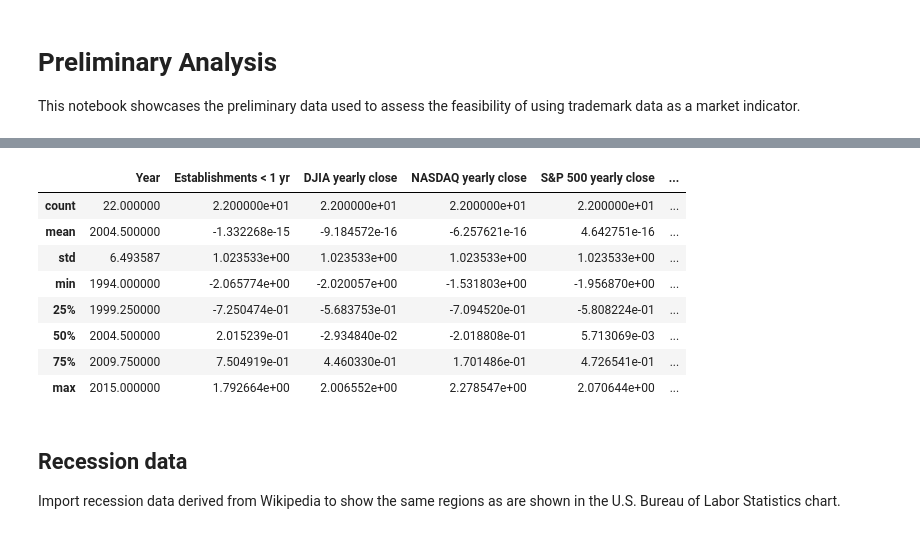
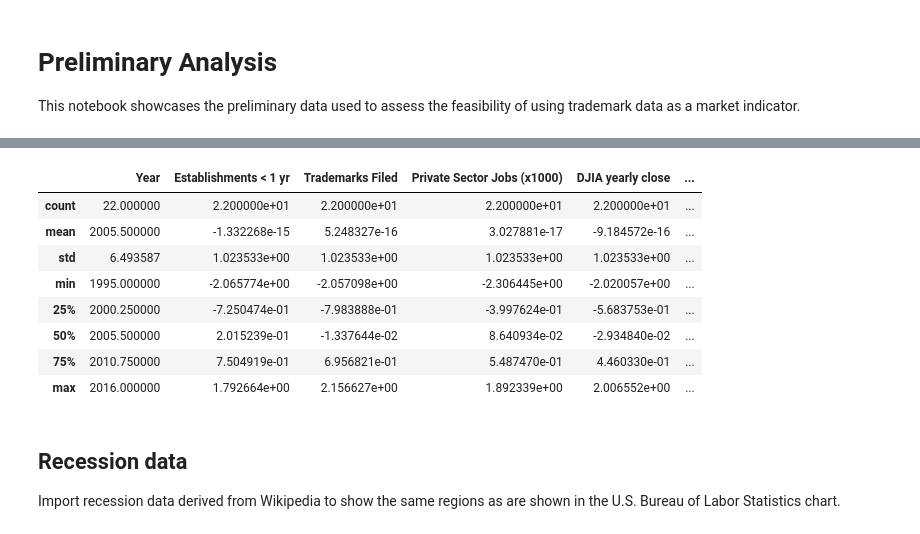
Before and after one commit to Jvinniec/trademarks_and_industry, a Jupyter notebook: notebooks/jobs_and_stocks.ipynb, the cells around one changed output, grey strips where cells are left out. Saved outputs shown, nothing was run; the diff lists cells and outputs as text; code cells hidden in the pictures.

```diff
--- a/notebooks/jobs_and_stocks.ipynb
+++ b/notebooks/jobs_and_stocks.ipynb
@@ -56,29 +66,29 @@ g.savefig('../images/measure_correlations.png')
 # %%
 # Scale the data
 data_scaled = pd.DataFrame()
-data_scaled['Year'] = data['Year']
+data_scaled['Year'] = data['Year']+1
 
 # Import a data scaler object
 from sklearn import preprocessing
 scaler = preprocessing.StandardScaler()
 
 for col in data.columns:
     # Scale this column
     if col != 'Year':
         col_data = data[col].values
         data_scaled[col] = scaler.fit_transform(col_data.reshape(-1,1))
 
 data_scaled.describe()
 # %% [output]
-|  | Year | Establishments < 1 yr | DJIA yearly close | NASDAQ yearly close | S&P 500 yearly close | ... |
+|  | Year | Establishments < 1 yr | Trademarks Filed | Private Sector Jobs (x1000) | DJIA yearly close | ... |
 | count | 22.000000 | 2.200000e+01 | 2.200000e+01 | 2.200000e+01 | 2.200000e+01 | ... |
-| mean | 2004.500000 | -1.332268e-15 | -9.184572e-16 | -6.257621e-16 | 4.642751e-16 | ... |
+| mean | 2005.500000 | -1.332268e-15 | 5.248327e-16 | 3.027881e-17 | -9.184572e-16 | ... |
 | std | 6.493587 | 1.023533e+00 | 1.023533e+00 | 1.023533e+00 | 1.023533e+00 | ... |
-| min | 1994.000000 | -2.065774e+00 | -2.020057e+00 | -1.531803e+00 | -1.956870e+00 | ... |
-| 25% | 1999.250000 | -7.250474e-01 | -5.683753e-01 | -7.094520e-01 | -5.808224e-01 | ... |
-| 50% | 2004.500000 | 2.015239e-01 | -2.934840e-02 | -2.018808e-01 | 5.713069e-03 | ... |
-| 75% | 2009.750000 | 7.504919e-01 | 4.460330e-01 | 1.701486e-01 | 4.726541e-01 | ... |
-| max | 2015.000000 | 1.792664e+00 | 2.006552e+00 | 2.278547e+00 | 2.070644e+00 | ... |
+| min | 1995.000000 | -2.065774e+00 | -2.057098e+00 | -2.306445e+00 | -2.020057e+00 | ... |
+| 25% | 2000.250000 | -7.250474e-01 | -7.983888e-01 | -3.997624e-01 | -5.683753e-01 | ... |
+| 50% | 2005.500000 | 2.015239e-01 | -1.337644e-02 | 8.640934e-02 | -2.934840e-02 | ... |
+| 75% | 2010.750000 | 7.504919e-01 | 6.956821e-01 | 5.487470e-01 | 4.460330e-01 | ... |
+| max | 2016.000000 | 1.792664e+00 | 2.156627e+00 | 1.892339e+00 | 2.006552e+00 | ... |
 # %% [markdown]
 ## Recession data
 Import recession data derived from Wikipedia to show the same regions as are shown in the U.S. Bureau of Labor Statistics chart.
```
Also changed, not shown: parts of 7 cells of this notebook, 5 other files.
